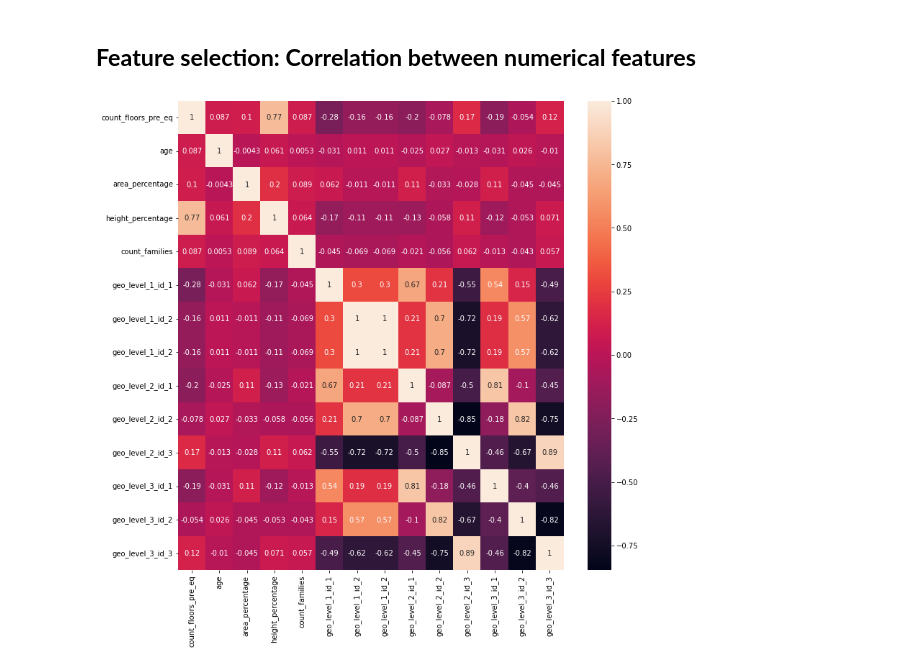
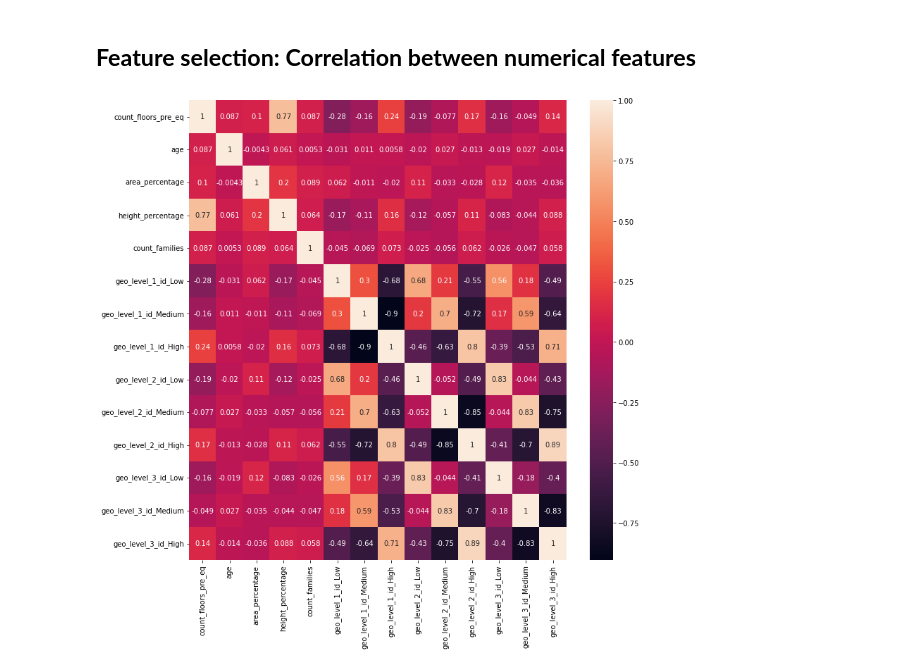
Before and after one commit to Nell87/drivendata_richter, a Jupyter notebook: script/02_feature_selection_and_feature_engineering.ipynb, the cells around one changed output. Drawn from its saved outputs; the diff is of its cells as text; code cells hidden in the pictures.

```diff
--- a/script/02_feature_selection_and_feature_engineering.ipynb
+++ b/script/02_feature_selection_and_feature_engineering.ipynb
@@ -25,3 +28,7 @@ print(train_merge.shape)
+# %%
+# Add labels
+damage_map = {1:"Low", 2:"Medium", 3:"High"}
+train_merge["damage_grade"] = train_merge["damage_grade"].map(damage_map)
 # %% [markdown]
 # **Feature engineering**
 # %% [markdown]
@@ -80,11 +93,32 @@ train_merge
 ## **Feature selection: Random Forest Feature Importance**
 # %%
 # Dummify
-train_values = pd.get_dummies(train_merge.drop("damage_grade",1), drop_first = True)
+train_merge_prep = pd.get_dummies(train_merge_prep.drop("damage_grade",1), drop_first = True)
+
+# Oversampling
+oversampler=SMOTE(random_state=0)
+os_features,os_labels=oversampler.fit_resample(train_merge_prep,train_labels)
 
 # Split in train/test
-x_train, x_test, y_train, y_test = train_test_split(train_values, train_labels, test_size = 0.2, random_state = 42)
+x_train, x_test, y_train, y_test = train_test_split(os_features, os_labels, test_size = 0.2, random_state = 42)
 
 rf_clf_1 = RandomForestClassifier(random_state=314, n_estimators = 100,
                                   max_features = 'auto', max_depth = 10,
                                   min_samples_leaf = 20)
+
+start_time = time.time()
+rf_clf_1 = rf_clf_1.fit(x_train, y_train)
+rf_clf_1_time_fit = time.time() - start_time
+
+# Check the importance
+importances = pd.DataFrame(data={
+    'Attribute': x_train.columns,
+    'Importance': rf_clf_1.feature_importances_
+})
+importances = importances.sort_values(by='Importance', ascending=False)
+importances = importances[1:20]
+
+plt.bar(x=importances['Attribute'], height=importances['Importance'], color='#087E8B')
+plt.title('Feature importances', size=20)
+plt.xticks(rotation='vertical')
+plt.show()
@@ -95,12 +129,12 @@ train_merge.drop("damage_grade",1).info()
 # %% [markdown]
 ## **Feature selection: Correlation between numerical features**
 # %%
-corr_matrix=train_merge[["count_floors_pre_eq","age", "area_percentage", "height_percentage", "count_families",
-                         "geo_level_1_id_1", "geo_level_1_id_2", "geo_level_1_id_2",
-                         "geo_level_2_id_1", "geo_level_2_id_2", "geo_level_2_id_3",
-                         "geo_level_3_id_1", "geo_level_3_id_2", "geo_level_3_id_3"]].corr()
+corr_matrix=train_merge_prep[["count_floors_pre_eq","age", "area_percentage", "height_percentage", "count_families",
+                         "geo_level_1_id_Low", "geo_level_1_id_Medium", "geo_level_1_id_High",
+                         "geo_level_2_id_Low", "geo_level_2_id_Medium", "geo_level_2_id_High",
+                         "geo_level_3_id_Low", "geo_level_3_id_Medium", "geo_level_3_id_High"]].corr()
 plt.figure(figsize=(12, 12))
 sns.heatmap(corr_matrix, annot=True)
 plt.show()
 # %% [output]
-[figure, old version]
+[figure, new version]
```
Also changed, not shown: parts of 4 cells of this notebook.
